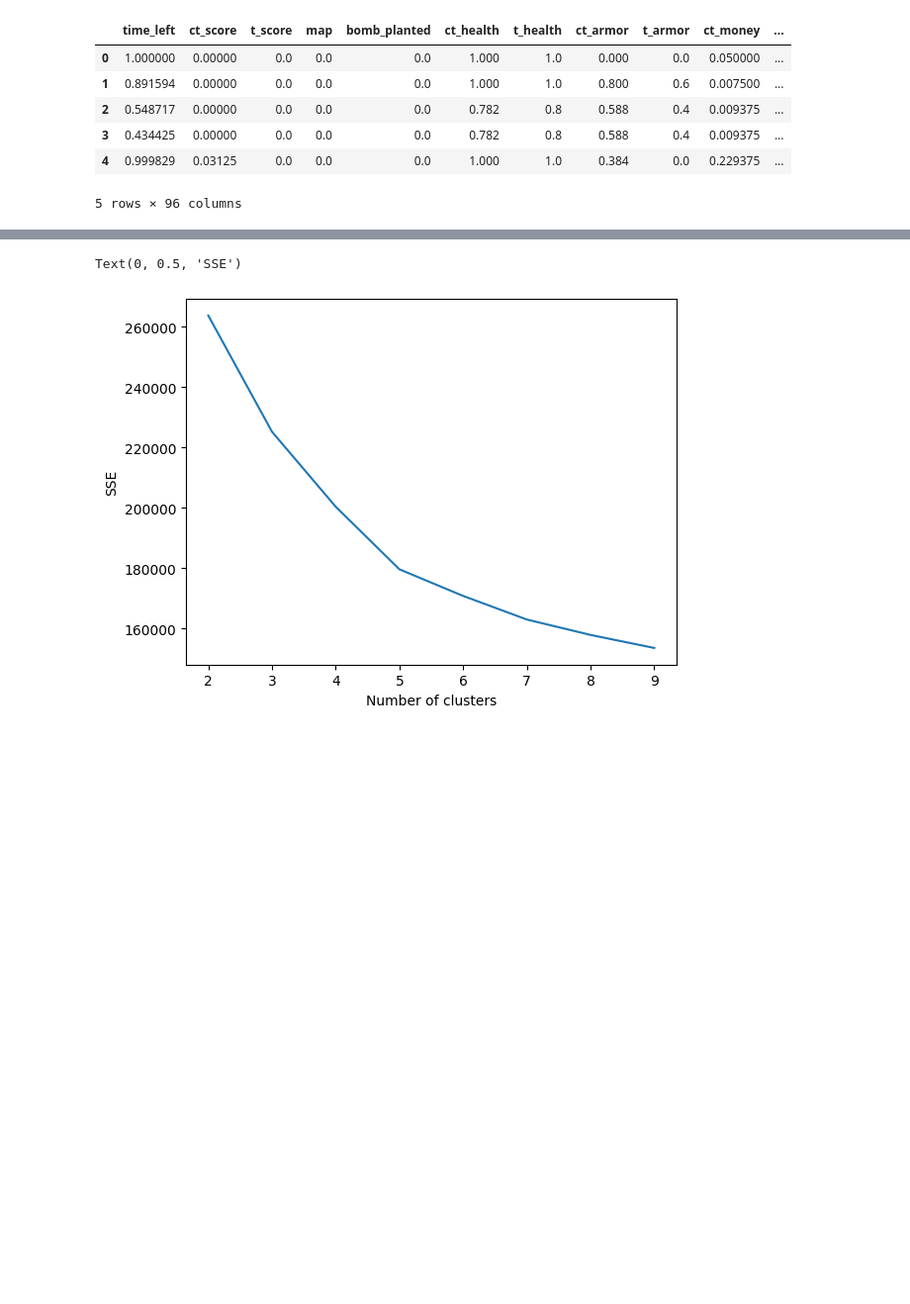
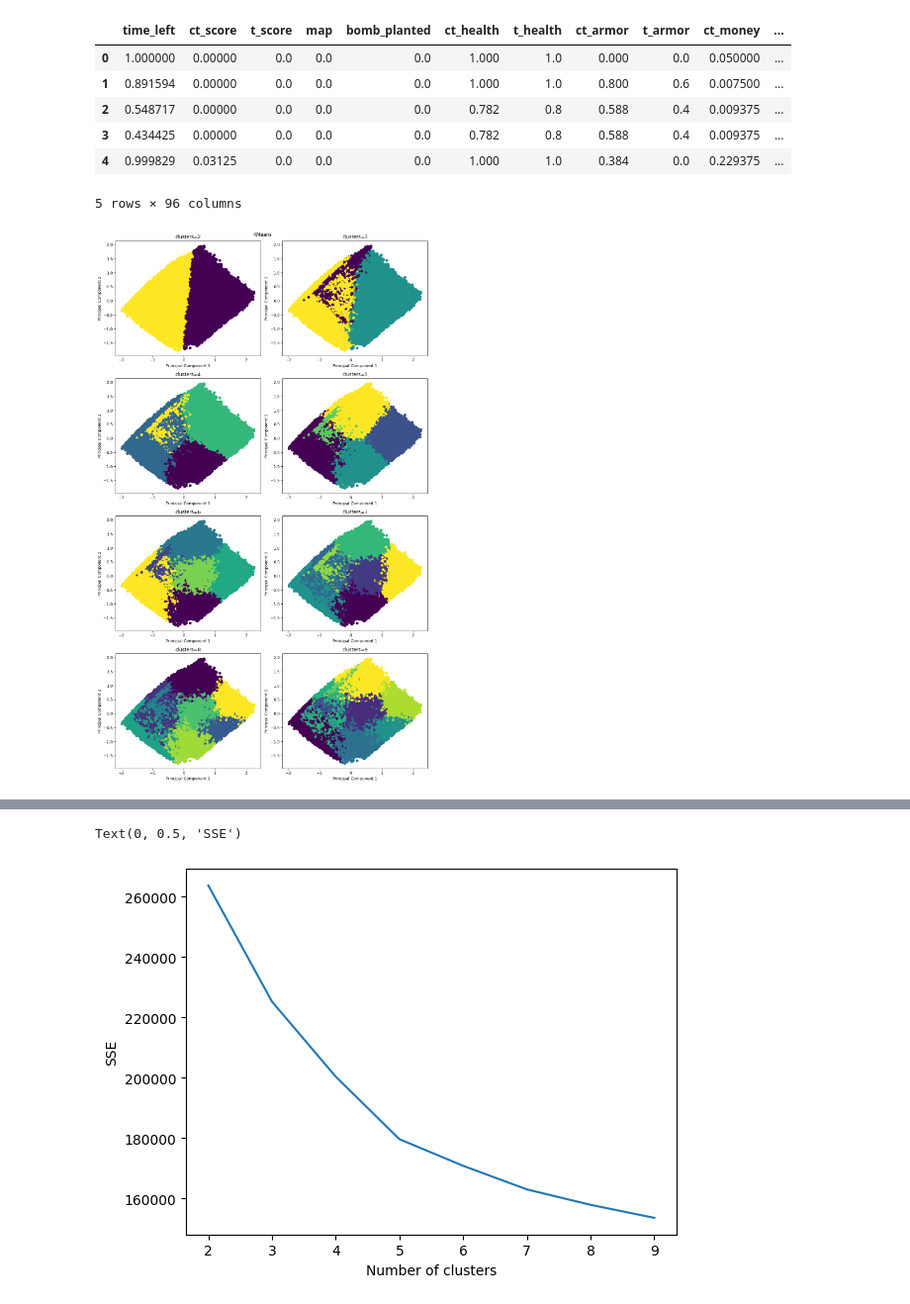
Before and after one commit to MATF-istrazivanje-podataka-1/2023_Data_Mining_Go_winner_Dataset, a Jupyter notebook: models/clustering/KMeans.ipynb, the cells around one changed output, grey strips where cells are left out. Shown at 99% size. Drawn from its saved outputs; the diff is of its cells as text; code cells hidden in the pictures; blank space fills up the shorter version.

Commit message:
clustering

```diff
--- a/models/clustering/KMeans.ipynb
+++ b/models/clustering/KMeans.ipynb
@@ -21,16 +28,27 @@ from sklearn.cluster import KMeans
 # %%
-from sklearn.metrics import silhouette_score
-
 ks = [i for i in range(2, 10)]
 sse = []
 silhouettes = []
 
-for k in ks:
+fig, axs = plt.subplots(4, 2, figsize=(12, 20))
+fig.suptitle("KMeans")
+
+for k, ax in zip(ks, axs.flatten()):
     kmeans = KMeans(n_clusters=k, n_init=10)
     kmeans.fit(X)
 
+    ax.scatter(X_pca[:, 0], X_pca[:, 1], c=kmeans.labels_)
+    ax.set_title(f"clusters={k}")
+    ax.set_xlabel("Principal Component 1")
+    ax.set_ylabel("Principal Component 2")
+
     sse.append(kmeans.inertia_)
     silhouettes.append(silhouette_score(X, kmeans.labels_))
+
+plt.tight_layout()
+plt.show()
+# %% [output]
+[figure, added]
 # %%
 sse
 # %% [output]
```
Also changed, not shown: parts of 14 cells of this notebook, 1 other file.
